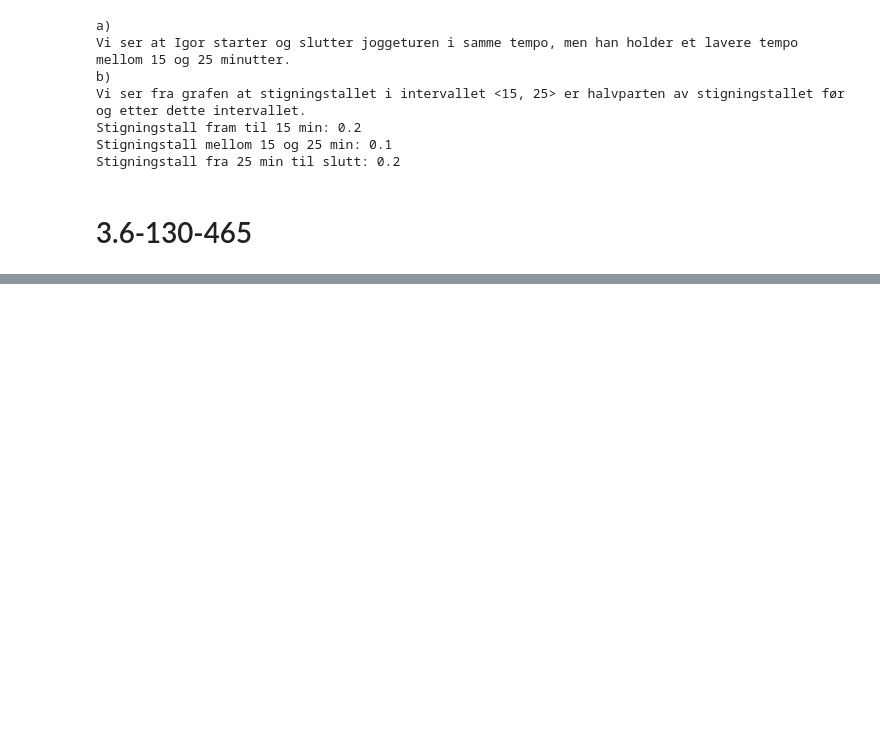
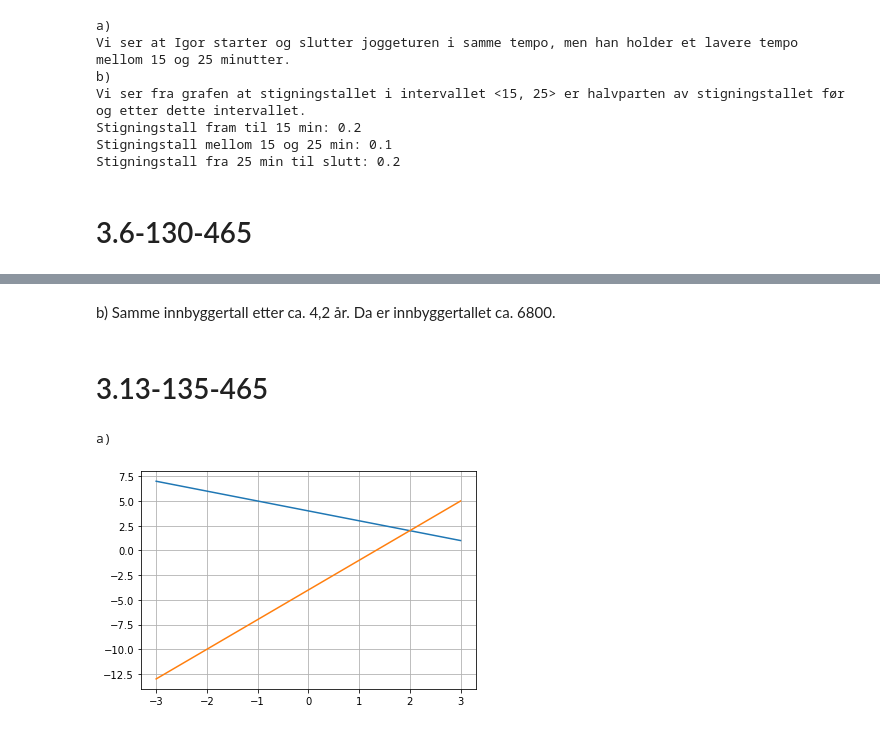
Before and after one commit to bitjungle/1T-Monster, a Jupyter notebook: kapittel-03.ipynb, the cells around one changed output, grey strips where cells are left out. Drawn from its saved outputs; the diff is of its cells as text; code cells hidden in the pictures; blank space fills up the shorter version.

```diff
--- a/kapittel-03.ipynb
+++ b/kapittel-03.ipynb
@@ -240,0 +394,19 @@ Verdimengden er [ 10000 , 13500 ]
+# %% [markdown]
+b)
+Samme innbyggertall etter ca. 4,2 år.
+Da er innbyggertallet ca. 6800.
+# %% [markdown]
+# 3.13-135-465
+# %%
+print('a)')
+def v(x): # Venstre side av likninga
+    return -x + 4
+def h(x): # Høyre side av likninga
+    return 3*x - 4
+xverdier = np.linspace(-3, 3, 1000)
+plt.plot(xverdier, v(xverdier))
+plt.plot(xverdier, h(xverdier))
+plt.grid()
+# %% [output]
+a)
+[figure, added]
```
Also changed, not shown: parts of 17 cells of this notebook.
